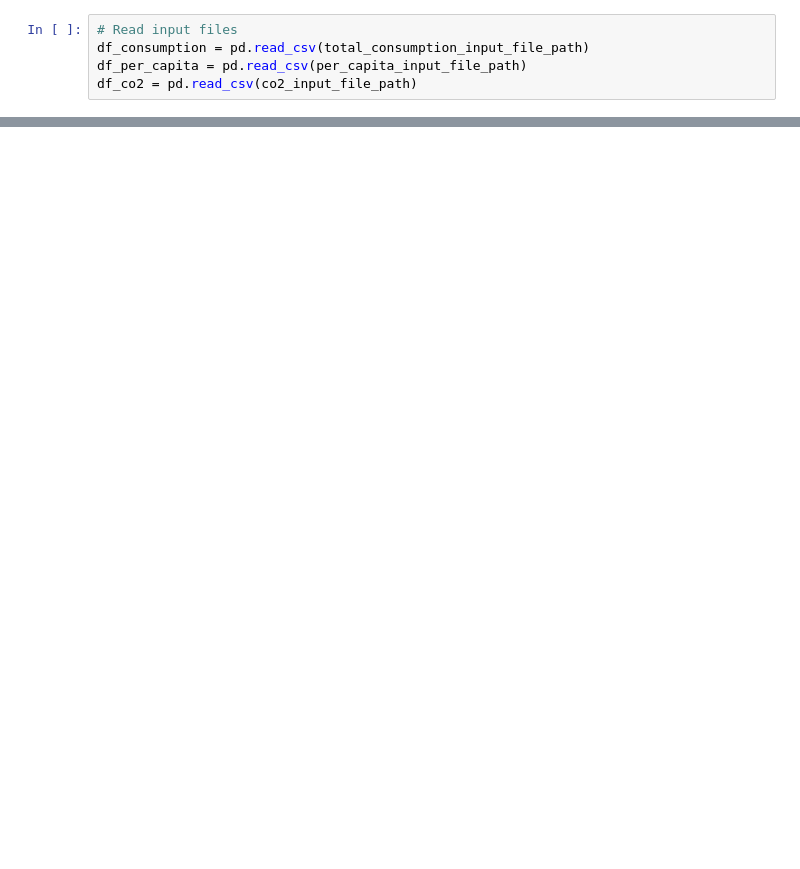
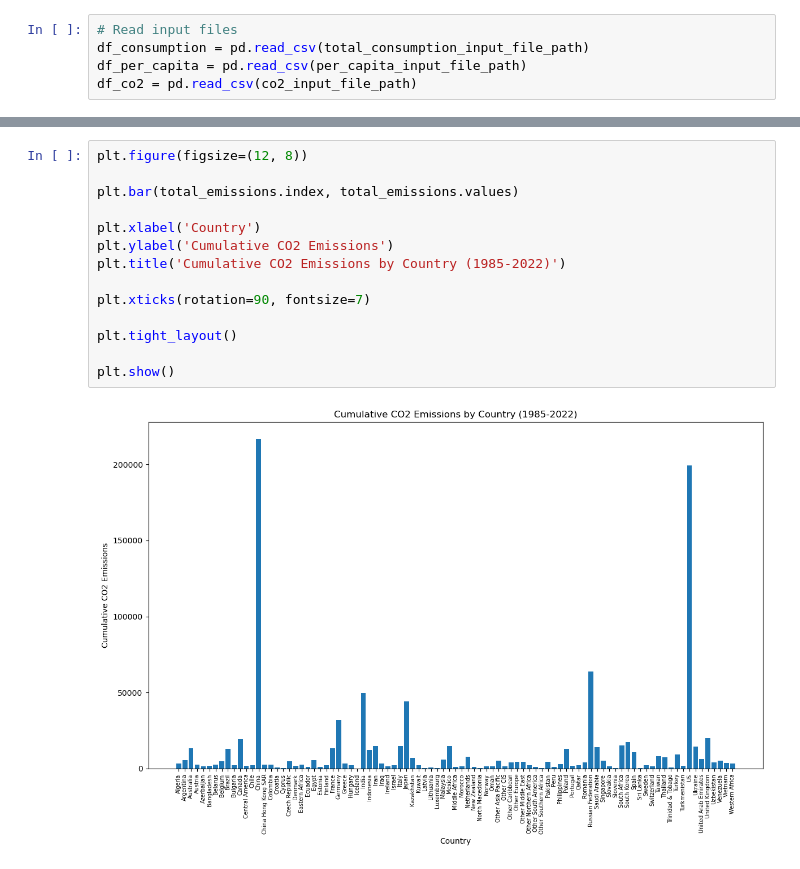
Before and after one commit to maddiebowman/Global_Climate_Change_Trends, a Jupyter notebook: GlobalClimateTrends.ipynb, the cells around one changed output, grey strips where cells are left out. Saved outputs shown, nothing was run; the diff lists cells and outputs as text; blank space fills up the shorter version.

```diff
--- a/GlobalClimateTrends.ipynb
+++ b/GlobalClimateTrends.ipynb
@@ -204,0 +616,16 @@ energy_consumption_df
+# %%
+plt.figure(figsize=(12, 8))
+
+plt.bar(total_emissions.index, total_emissions.values)
+
+plt.xlabel('Country')
+plt.ylabel('Cumulative CO2 Emissions')
+plt.title('Cumulative CO2 Emissions by Country (1985-2022)')
+
+plt.xticks(rotation=90, fontsize=7)
+
+plt.tight_layout()
+
+plt.show()
+# %% [output]
+[figure, added]
```
Also changed, not shown: parts of 26 cells of this notebook, 3 other files.
